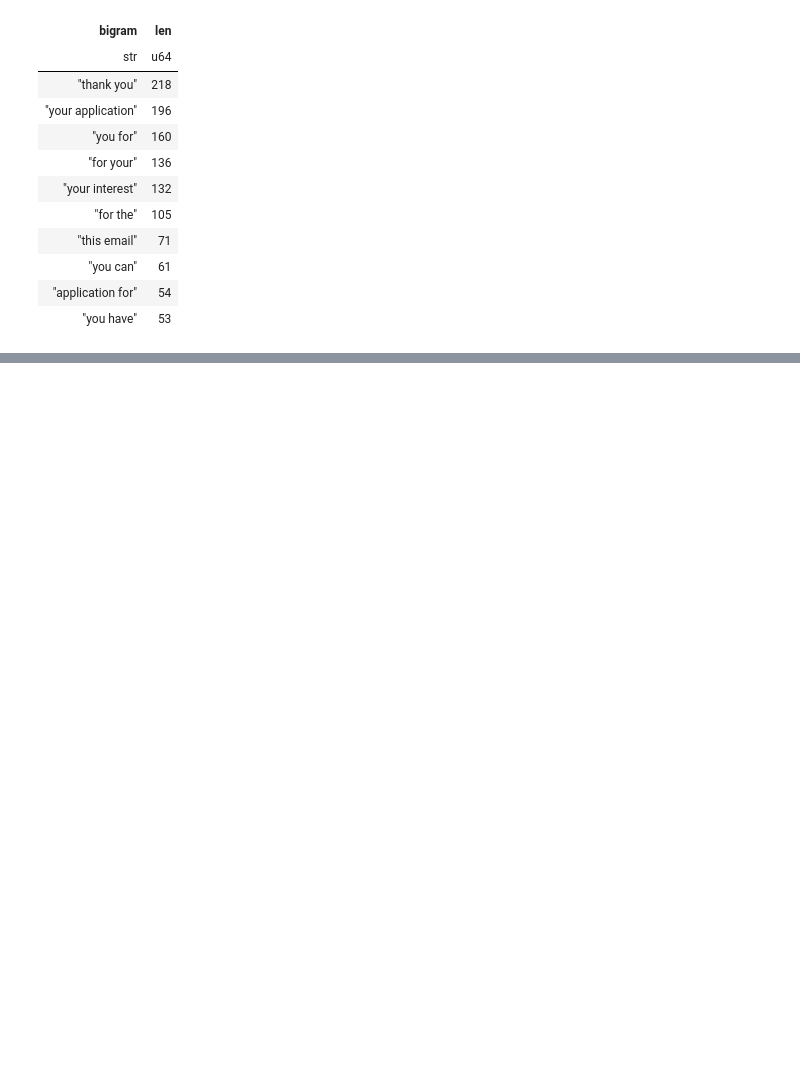
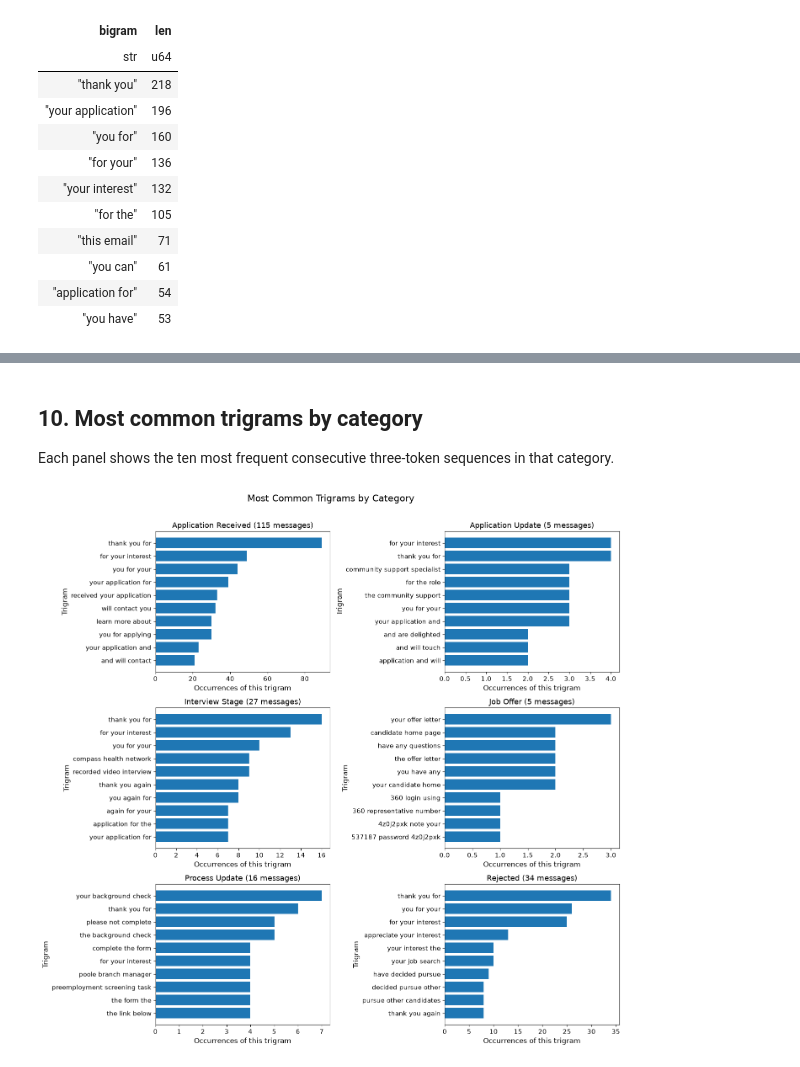
Before and after one commit to ajaneh/nlp-03-text-exploration-context, a Jupyter notebook: notebooks/nlp_corpus_heyert.ipynb, the cells around one changed output, grey strips where cells are left out. Cells and saved outputs as stored; diff of their text form; code cells hidden in the pictures; blank space fills up the shorter version.

```diff
--- a/notebooks/nlp_corpus_heyert.ipynb
+++ b/notebooks/nlp_corpus_heyert.ipynb
@@ -372,0 +375,16 @@ Add corpus-specific observations after reviewing the frequency tables, context e
+# %%
+trigram_df: pl.DataFrame = (
+    token_df.with_columns(
+        pl.col("token").shift(-1).over("message_id").alias("next_token"),
+        pl.col("token").shift(-2).over("message_id").alias("third_token"),
+    )
+    .filter(pl.col("third_token").is_not_null())
+    .with_columns(
+        pl.concat_str(["token", "next_token", "third_token"], separator=" ").alias(
+            "trigram"
+        )
+    )
+    .select("message_id", "category", "trigram")
+)
+
+display(trigram_df.group_by("trigram").len().sort("len", descending=True).head(10))
@@ -372,0 +405,35 @@ Add corpus-specific observations after reviewing the frequency tables, context e
+# %% [markdown]
+## 10. Most common trigrams by category
+
+Each panel shows the ten most frequent consecutive three-token sequences in that category.
+# %%
+categories = trigram_df["category"].unique().sort().to_list()
+columns = 2
+rows = (len(categories) + columns - 1) // columns
+fig, axes = plt.subplots(rows, columns, figsize=(14, 4.5 * rows), squeeze=False)
+for ax, category in zip(axes.flat, categories):
+    plot_df = (
+        trigram_df.filter(pl.col("category") == category)
+        .group_by("trigram")
+        .len()
+        .sort(["len", "trigram"], descending=[True, False])
+        .head(10)
+        .sort("len")
+    )
+    ax.barh(plot_df["trigram"].to_list(), plot_df["len"].to_list())
+    number_of_messages = df_corpus.filter(pl.col("category") == category).height
+    ax.set_title(
+        f"{category.replace('_', ' ').title()} ({number_of_messages} messages)",
+        fontsize=13,
+    )
+    ax.set_xlabel("Occurrences of this trigram", fontsize=12)
+    ax.set_ylabel("Trigram", fontsize=12)
+    ax.tick_params(labelsize=11)
+for ax in axes.flat[len(categories) :]:
+    ax.set_visible(False)
+fig.suptitle("Most Common Trigrams by Category", fontsize=16)
+fig.tight_layout(rect=(0, 0, 1, 0.97))
+plt.savefig(PLOT_PATH / "trigram_comparison.png", dpi=200, bbox_inches="tight")
+plt.show()
+# %% [output]
+[figure, added]
```
Also changed, not shown: parts of 20 cells of this notebook, 10 other files.
